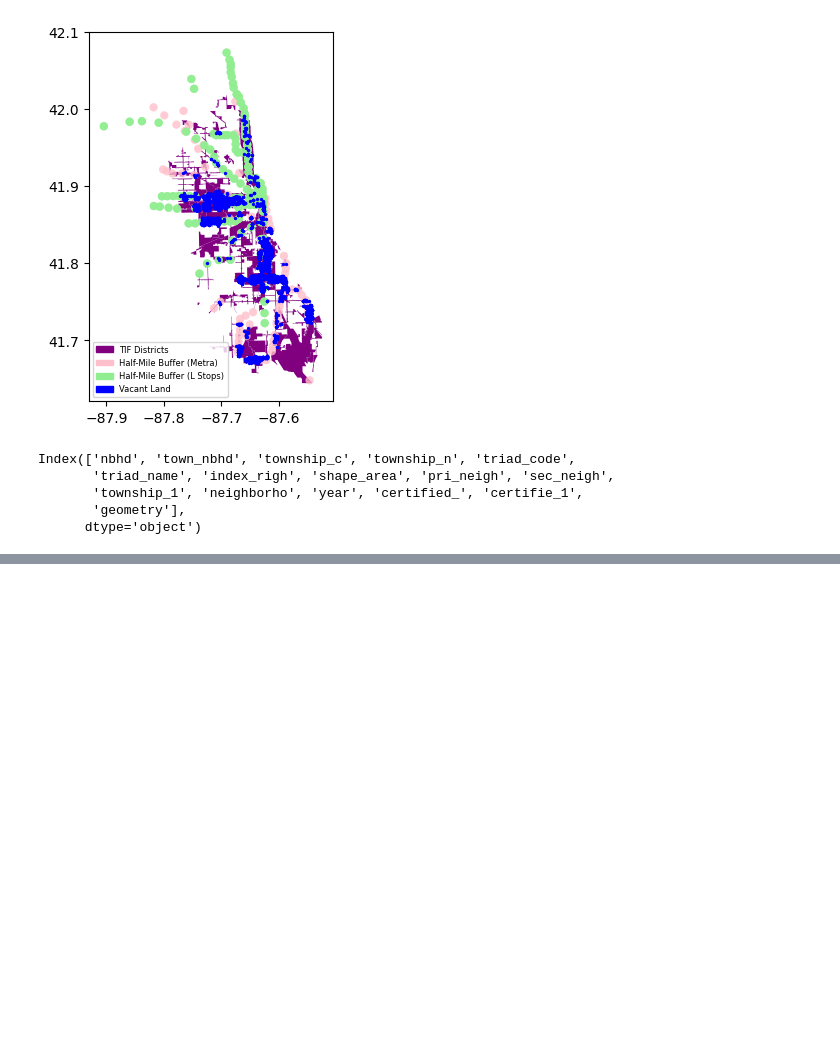
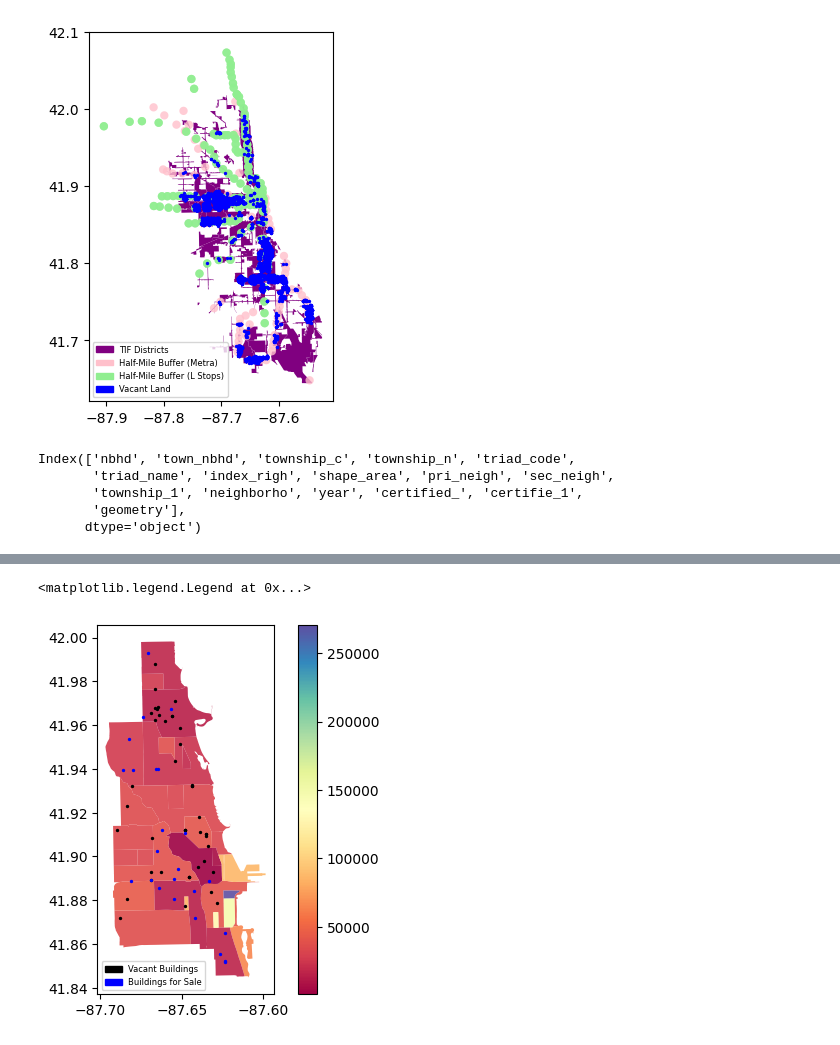
Before and after one commit to claireconzelmann/KIHC-affordable-housing-analysis, a Jupyter notebook: Code/data exploration.ipynb, the cells around one changed output, grey strips where cells are left out. Drawn from its saved outputs; the diff is of its cells as text; code cells hidden in the pictures; blank space fills up the shorter version.

```diff
--- a/Code/data exploration.ipynb
+++ b/Code/data exploration.ipynb
@@ -190,0 +176,7 @@ subset_sale_buildings_neighborhood_gdf.plot(ax=ax,
+# %%
+#creating and saving dataset for vacant data
+subset_vacant_buildings_neighborhood_gdf = gpd.sjoin(vacant_buildings_gdf, subset_merged_neighborhoods_gdf,
+                             how='inner', predicate='intersects')
+
+subset_vacant_buildings_neighborhood = pd.DataFrame(subset_vacant_buildings_neighborhood_gdf)
+subset_vacant_buildings_neighborhood.to_csv('C:/Users/aliso/OneDrive/Documents/subset_vacant_buildings_neighborhood.csv')
@@ -191,3 +203,23 @@ subset_sale_buildings_neighborhood_gdf.plot(ax=ax,
+# %%
+#printing subsetted map
+fig, ax = plt.subplots()
+subset_merged_neighborhoods_gdf.plot(ax=ax, column="difference", cmap='Spectral', alpha=0.9, legend=True)
+subset_vacant_buildings_neighborhood_gdf.plot(ax=ax,
+                          color='black',
+                          markersize=2,
+                          label="Vacant Buildings")
+subset_sale_buildings_neighborhood_gdf.plot(ax=ax,
+                          color='blue',
+                          markersize=2,
+                          label="Buildings for Sale")
+legend = [
+    mpatches.Patch(color='black', label="Vacant Buildings"),
+    mpatches.Patch(color='blue', label="Buildings for Sale")]
+
+ax.legend(handles=legend, loc="lower left", fontsize=6)
+# %% [output]
+<matplotlib.legend.Legend at 0x...>
+[figure, added]
 # %%
 #OLD CODE
 
```
Also changed, not shown: parts of 7 cells of this notebook, 4 other files.
